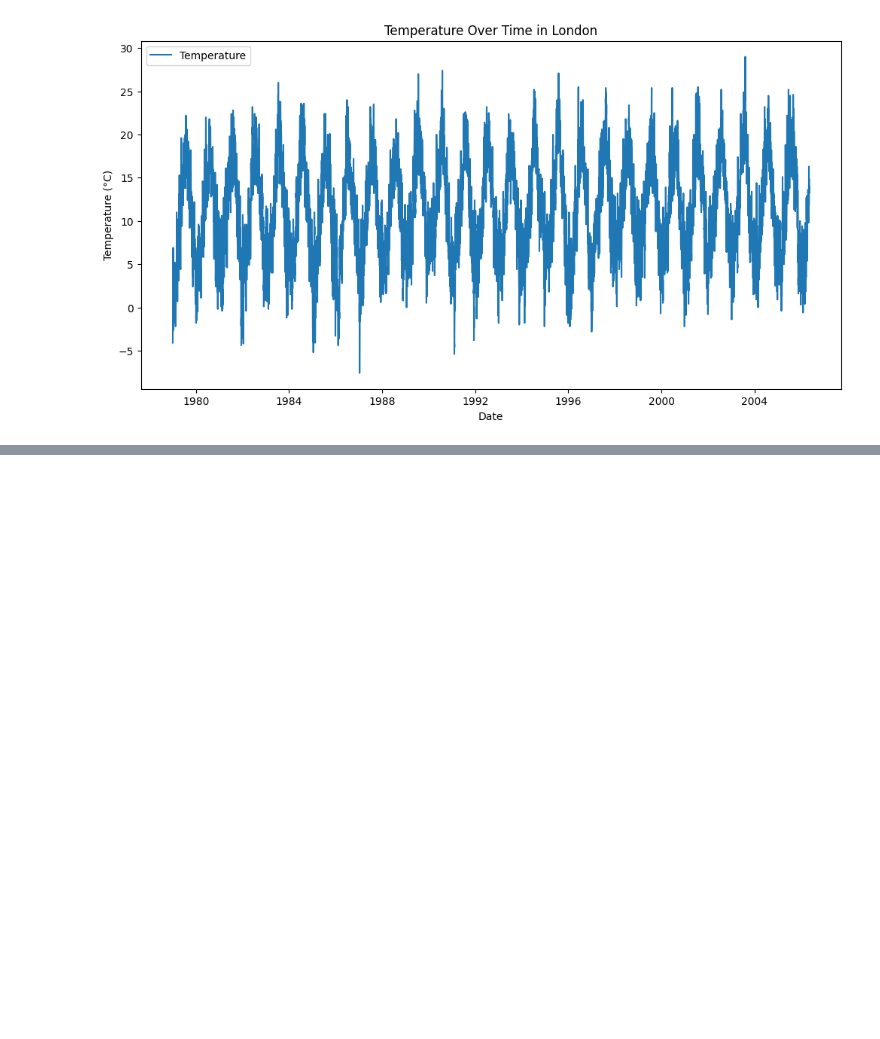
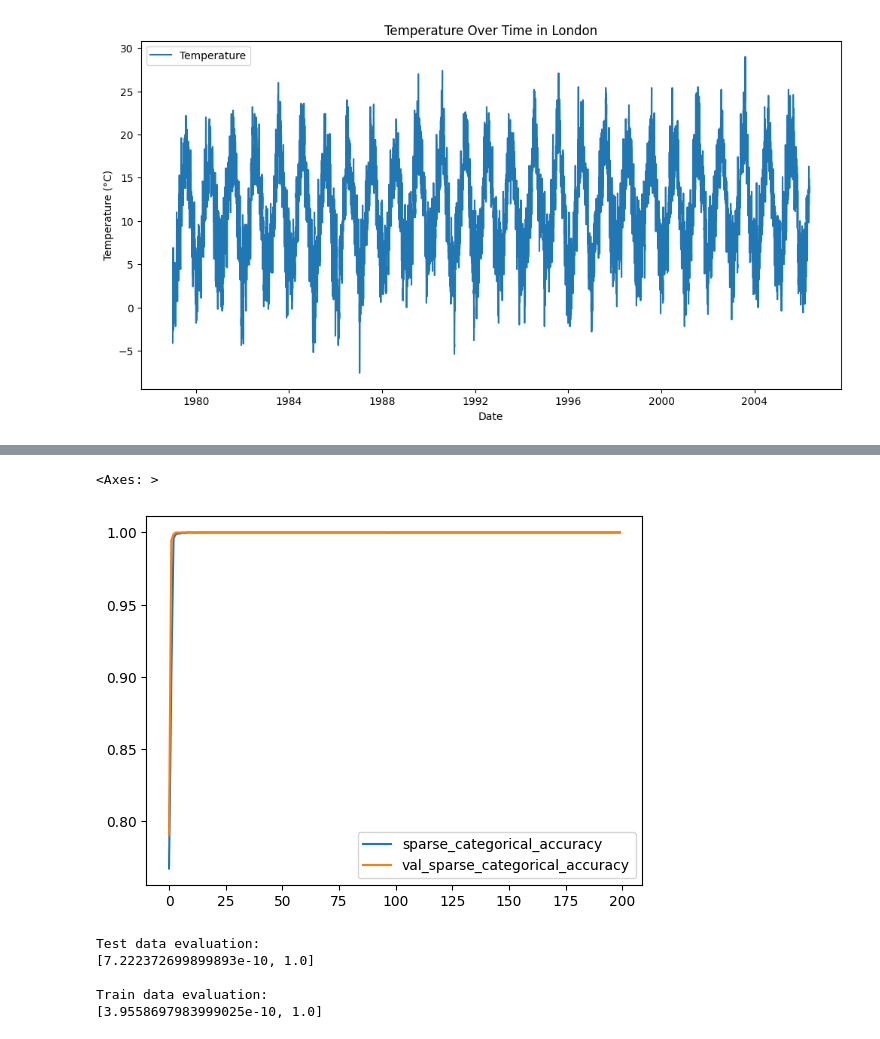
Before and after one commit to chouhlaoui/Deep-Learning-Projects, a Jupyter notebook: Time Series/timeseries.ipynb, the cells around one changed output, grey strips where cells are left out. Saved outputs shown, nothing was run; the diff lists cells and outputs as text; code cells hidden in the pictures; blank space fills up the shorter version.

```diff
--- a/Time Series/timeseries.ipynb
+++ b/Time Series/timeseries.ipynb
@@ -105,0 +385,5 @@ plt.show()
+# %%
+loss_df[['sparse_categorical_accuracy', 'val_sparse_categorical_accuracy']].plot()
+# %% [output]
+<Axes: >
+[figure, added]
@@ -105,0 +392,13 @@ plt.show()
+# %%
+# compare the final model loss/accuracy/evaluation values
+# the values should again match mostly
+print("Test data evaluation:")
+print(model.evaluate(x_test, y_test, verbose=0))
+print("\nTrain data evaluation:")
+print(model.evaluate(x_train, y_train, verbose=0))
+# %% [output]
+Test data evaluation:
+[7.222372699899893e-10, 1.0]
+
+Train data evaluation:
+[3.9558697983999025e-10, 1.0]
```
Also changed, not shown: parts of 46 cells of this notebook, 1 other file.
